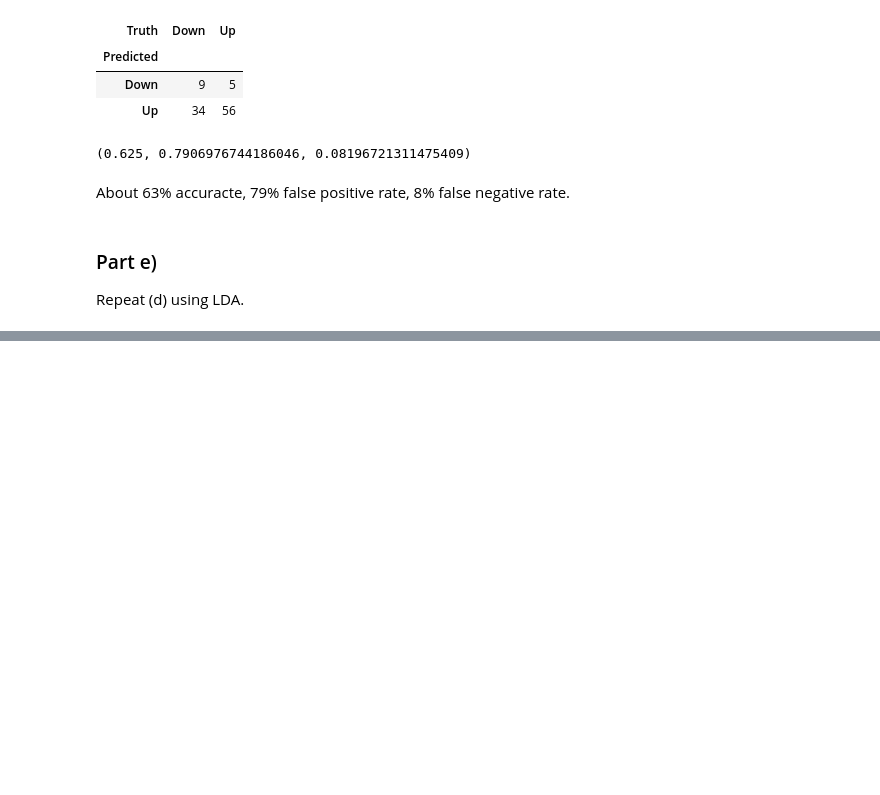
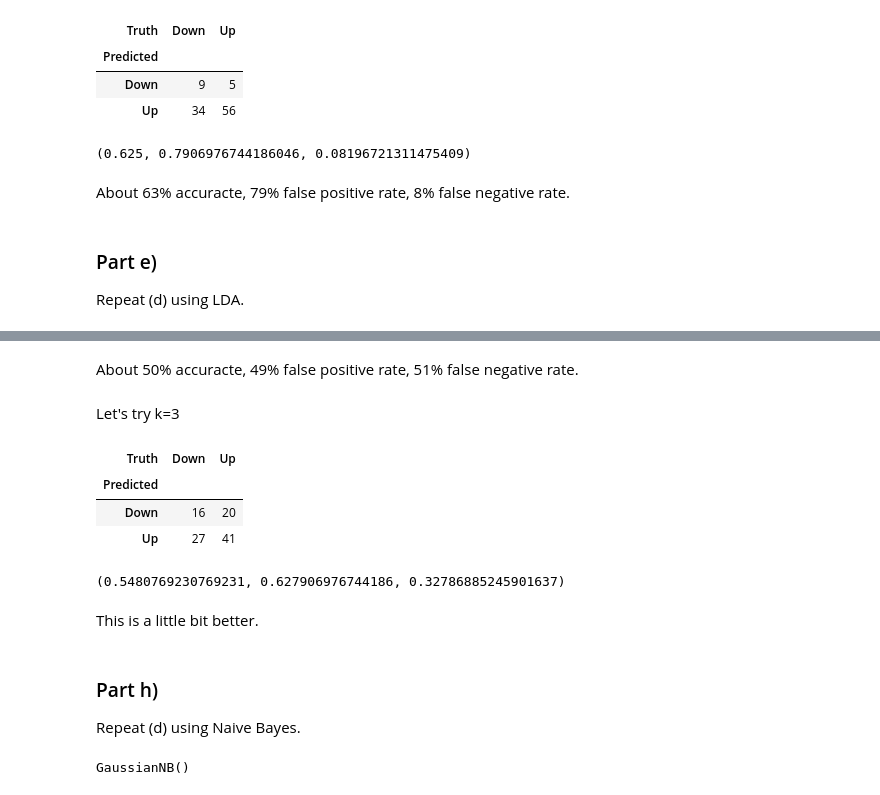
Before and after one commit to kmerkl22/k-s-ISL, a Jupyter notebook: Notebooks/Ch04-ISLexercises.ipynb, the cells around one changed output, grey strips where cells are left out. Drawn from its saved outputs; the diff is of its cells as text; code cells hidden in the pictures; blank space fills up the shorter version.

```diff
--- a/Notebooks/Ch04-ISLexercises.ipynb
+++ b/Notebooks/Ch04-ISLexercises.ipynb
@@ -187,0 +296,25 @@ Repeat (d) using LDA.
+# %% [markdown]
+About 50% accuracte, 49% false positive rate, 51% false negative rate.
+# %% [markdown]
+Let's try k=3
+# %%
+
+knn3 = KNeighborsClassifier(n_neighbors=3)
+knn3_pred = knn3.fit(X_train, L_train).predict(X_test)
+ct = confusion_table(knn3_pred, L_test)
+ct
+# %% [output]
+| Truth | Down | Up |
+| Predicted |  |  |
+| Down | 16 | 20 |
+| Up | 27 | 41 |
+# %%
+accuracy, fpr, fnr = get_stats_ct(ct)
+accuracy, fpr, fnr
+# %% [output]
+(0.5480769230769231, 0.627906976744186, 0.32786885245901637)
+# %% [markdown]
+This is a little bit better.
+# %% [markdown]
+### Part h)
+Repeat (d) using Naive Bayes.
@@ -187,0 +327,5 @@ Repeat (d) using LDA.
+# %%
+NB = GaussianNB()
+NB.fit(X_train, L_train)
+# %% [output]
+GaussianNB()
```
Also changed, not shown: parts of 37 cells of this notebook.
